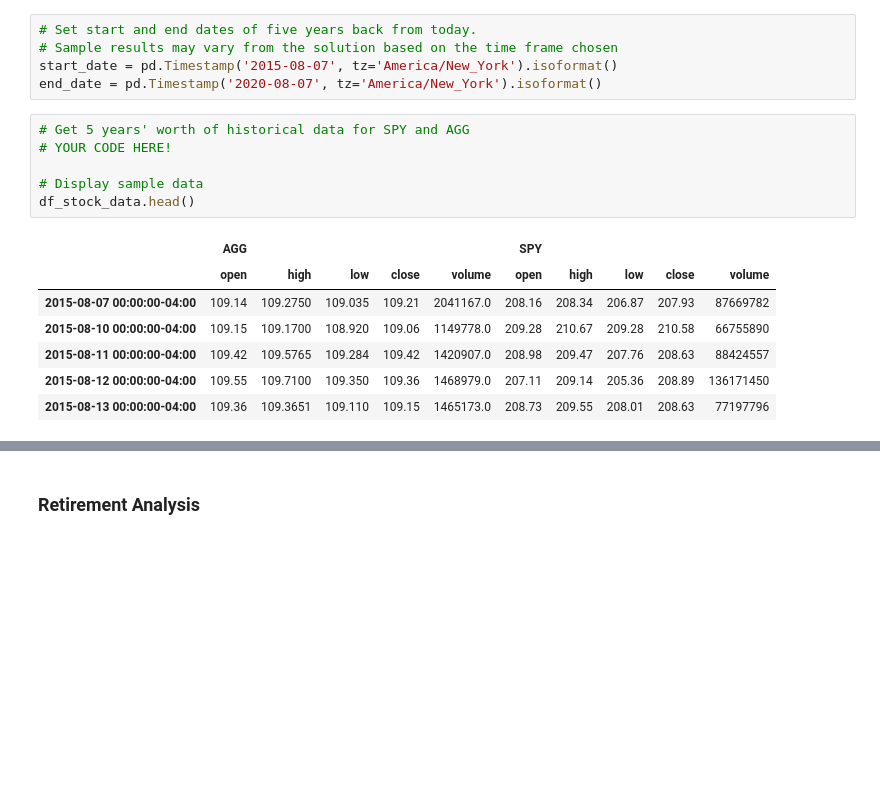
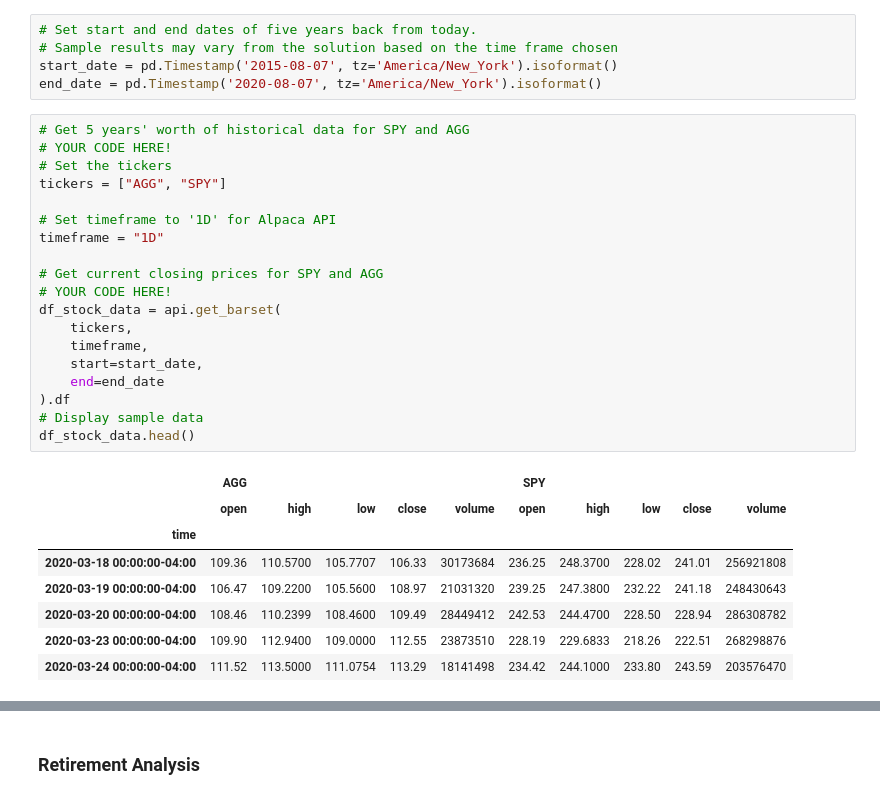
Before and after one commit to OrlandoFuller/Financial-Planning, a Jupyter notebook: financial-planner.ipynb, the cells around one changed output, grey strips where cells are left out. Drawn from its saved outputs; the diff is of its cells as text; blank space fills up the shorter version.

```diff
--- a/financial-planner.ipynb
+++ b/financial-planner.ipynb
@@ -214,14 +215,28 @@ end_date = pd.Timestamp('2020-08-07', tz='America/New_York').isoformat()
 # %%
 # Get 5 years' worth of historical data for SPY and AGG
 # YOUR CODE HERE!
+# Set the tickers
+tickers = ["AGG", "SPY"]
 
+# Set timeframe to '1D' for Alpaca API
+timeframe = "1D"
+
+# Get current closing prices for SPY and AGG
+# YOUR CODE HERE!
+df_stock_data = api.get_barset(
+    tickers,
+    timeframe,
+    start=start_date,
+    end=end_date
+).df
 # Display sample data
 df_stock_data.head()
 # %% [output]
 |  | AGG |  |  |  |  | SPY |  |  |  |  |
 |  | open | high | low | close | volume | open | high | low | close | volume |
-| 2015-08-07 00:00:00-04:00 | 109.14 | 109.2750 | 109.035 | 109.21 | 2041167.0 | 208.16 | 208.34 | 206.87 | 207.93 | 87669782 |
-| 2015-08-10 00:00:00-04:00 | 109.15 | 109.1700 | 108.920 | 109.06 | 1149778.0 | 209.28 | 210.67 | 209.28 | 210.58 | 66755890 |
-| 2015-08-11 00:00:00-04:00 | 109.42 | 109.5765 | 109.284 | 109.42 | 1420907.0 | 208.98 | 209.47 | 207.76 | 208.63 | 88424557 |
-| 2015-08-12 00:00:00-04:00 | 109.55 | 109.7100 | 109.350 | 109.36 | 1468979.0 | 207.11 | 209.14 | 205.36 | 208.89 | 136171450 |
-| 2015-08-13 00:00:00-04:00 | 109.36 | 109.3651 | 109.110 | 109.15 | 1465173.0 | 208.73 | 209.55 | 208.01 | 208.63 | 77197796 |
+| time |  |  |  |  |  |  |  |  |  |  |
+| 2020-03-18 00:00:00-04:00 | 109.36 | 110.5700 | 105.7707 | 106.33 | 30173684 | 236.25 | 248.3700 | 228.02 | 241.01 | 256921808 |
+| 2020-03-19 00:00:00-04:00 | 106.47 | 109.2200 | 105.5600 | 108.97 | 21031320 | 239.25 | 247.3800 | 232.22 | 241.18 | 248430643 |
+| 2020-03-20 00:00:00-04:00 | 108.46 | 110.2399 | 108.4600 | 109.49 | 28449412 | 242.53 | 244.4700 | 228.50 | 228.94 | 286308782 |
+| 2020-03-23 00:00:00-04:00 | 109.90 | 112.9400 | 109.0000 | 112.55 | 23873510 | 228.19 | 229.6833 | 218.26 | 222.51 | 268298876 |
+| 2020-03-24 00:00:00-04:00 | 111.52 | 113.5000 | 111.0754 | 113.29 | 18141498 | 234.42 | 244.1000 | 233.80 | 243.59 | 203576470 |
```
Also changed, not shown: parts of 14 cells of this notebook.
